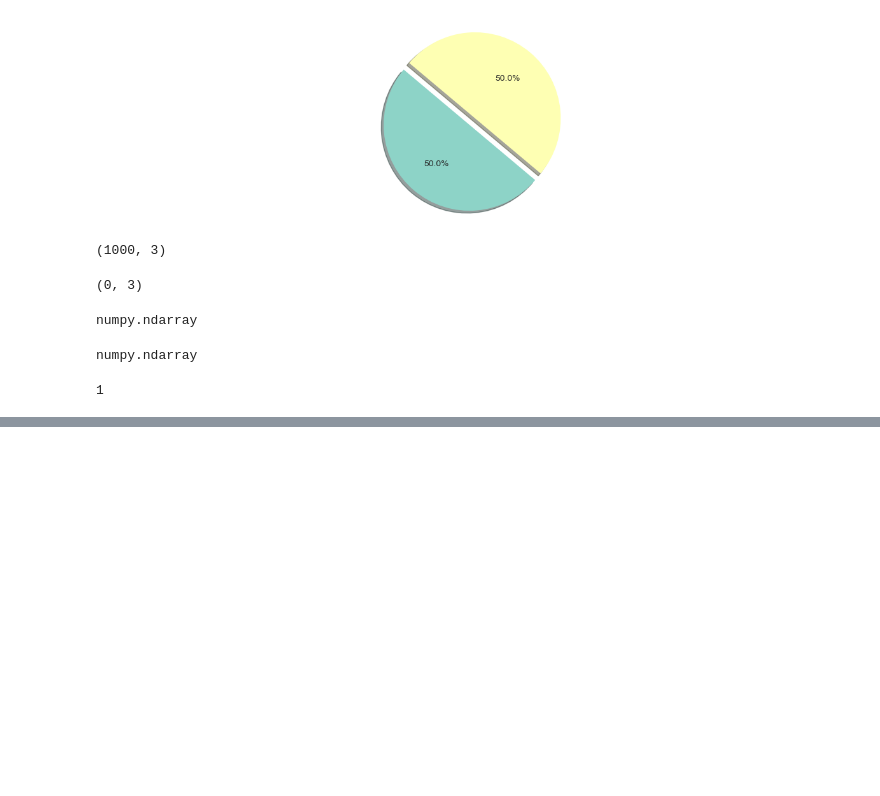
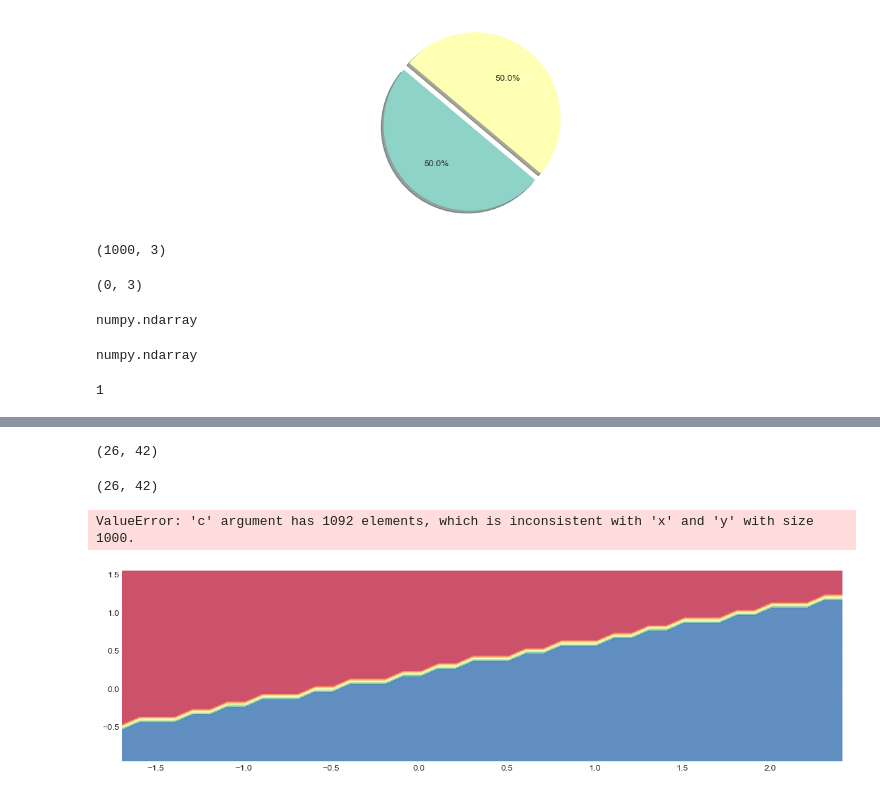
Before and after one commit to sngrajesh/DeepLearningAndNeuralNetworks, a Jupyter notebook: Day02/L02_single_layer_network.ipynb, the cells around one changed output, grey strips where cells are left out. Saved outputs shown, nothing was run; the diff lists cells and outputs as text; code cells hidden in the pictures; blank space fills up the shorter version.

```diff
--- a/Day02/L02_single_layer_network.ipynb
+++ b/Day02/L02_single_layer_network.ipynb
@@ -162,0 +199,47 @@ def train_weights(train, aplha, n_epochs):
+# %%
+def plot_decision_boundary(wts, X):
+    fig, ax = plt.subplots()
+    dm = 0.1
+
+    # Minimum and maximum values along each axis
+    x_min, x_max = X[:, 0].min(), X[:, 0].max()
+    y_min, y_max = X[:, 1].min(), X[:, 1].max()
+
+    # Generate a grid of points with distance 'dm' using min and max values alogn each axis
+    xx, yy = np.meshgrid(
+        np.arange(x_min, x_max, dm),
+        np.arange(y_min, y_max, dm)
+    )
+
+    display(xx.shape, yy.shape)
+
+    XX = np.c_[
+        xx.ravel(),
+        yy.ravel()
+    ]
+
+    XX = np.hstack((
+        XX,
+        np.ones((XX.shape[0], 1))
+    ))
+
+    y_pred = []
+
+    for row in XX:
+        y_p = predict(row, wts)
+        y_pred.append(y_p)
+
+    Z = np.array(y_pred).reshape(xx.shape)
+
+    ax.contourf(xx, yy, Z, cmap=plt.cm.Spectral, alpha = 0.8)
+    ax.scatter(X[:, 0], X[:, 1], c=y_pred, cmap=CMAP, edgecolors='k')
+    ax.set_title('Decision Boundary')
+    plt.show()
+
+
+plot_decision_boundary(weights, X)
+# %% [output]
+(26, 42)
+(26, 42)
+ValueError: 'c' argument has 1092 elements, which is inconsistent with 'x' and 'y' with size 1000.
+[figure, added]
```
Also changed, not shown: parts of 7 cells of this notebook.
